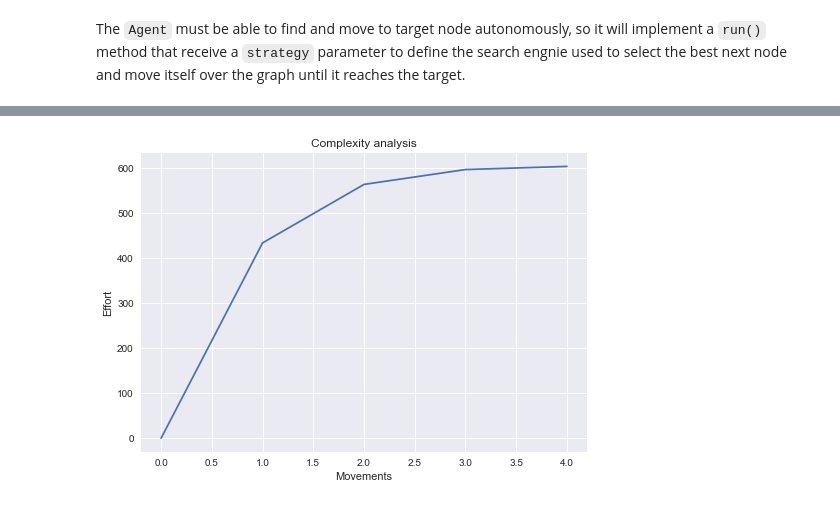
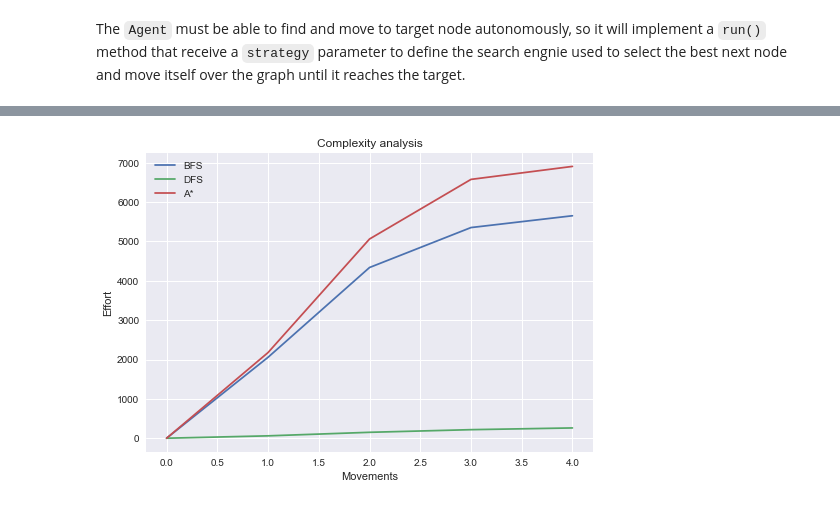
Before and after one commit to brunolcarli/GooGraph, a Jupyter notebook: Highlands.ipynb, the cells around one changed output, grey strips where cells are left out. Saved outputs shown, nothing was run; the diff lists cells and outputs as text; code cells hidden in the pictures.

```diff
--- a/Highlands.ipynb
+++ b/Highlands.ipynb
@@ -292,8 +335,8 @@ class Agent(Cursor, SearchLib):
         # sort the results by minimum distance. The best option will be the first
         # TODO write a scratch sort engine just like the searches
         sorted_distances = sorted(distances_by_option, key=lambda v: v[1])
-        best, _, effort = sorted_distances[0]
-        self.effort += effort
+        best, _ = sorted_distances[0]
+
         return best
 # %%
 # Driver code
@@ -318,0 +362,10 @@ highlands_bfs_df
+# %%
+highlands = Graph(knowledge_base)
+cursor = Agent(highlands, highlands.nodes[START], highlands.nodes[TARGET])
+cursor.run('dfs')
+
+highlands_dfs_df = pd.DataFrame(
+    cursor.history,
+    columns=['State', 'Effort', 'Distance traveled', 'Cursor movements']
+)
+highlands_dfs_df
@@ -318,0 +379,10 @@ highlands_bfs_df
+# %%
+highlands = Graph(knowledge_base)
+cursor = Agent(highlands, highlands.nodes[START], highlands.nodes[TARGET])
+cursor.run('a_star')
+
+highlands_astar_df = pd.DataFrame(
+    cursor.history,
+    columns=['State', 'Effort', 'Distance traveled', 'Cursor movements']
+)
+highlands_astar_df
@@ -319,8 +396,21 @@ highlands_bfs_df
 # %%
-plt.plot(highlands_bfs_df['Cursor movements'].values, highlands_bfs_df['Effort'].values)
+dataframes = [
+    (highlands_bfs_df, 'BFS'),
+    (highlands_dfs_df, 'DFS'),
+    (highlands_astar_df, 'A*')
+]
+
+for dataframe, strategy in dataframes:
+    plt.plot(
+        dataframe['Cursor movements'].values,
+        dataframe['Effort'].values,
+        label=strategy
+    )
+
 plt.title('Complexity analysis')
 plt.xlabel('Movements')
 plt.ylabel('Effort')
+plt.legend()
 plt.show()
 # %% [output]
-[figure, old version]
+[figure, new version]
```
Also changed, not shown: parts of 4 cells of this notebook.
